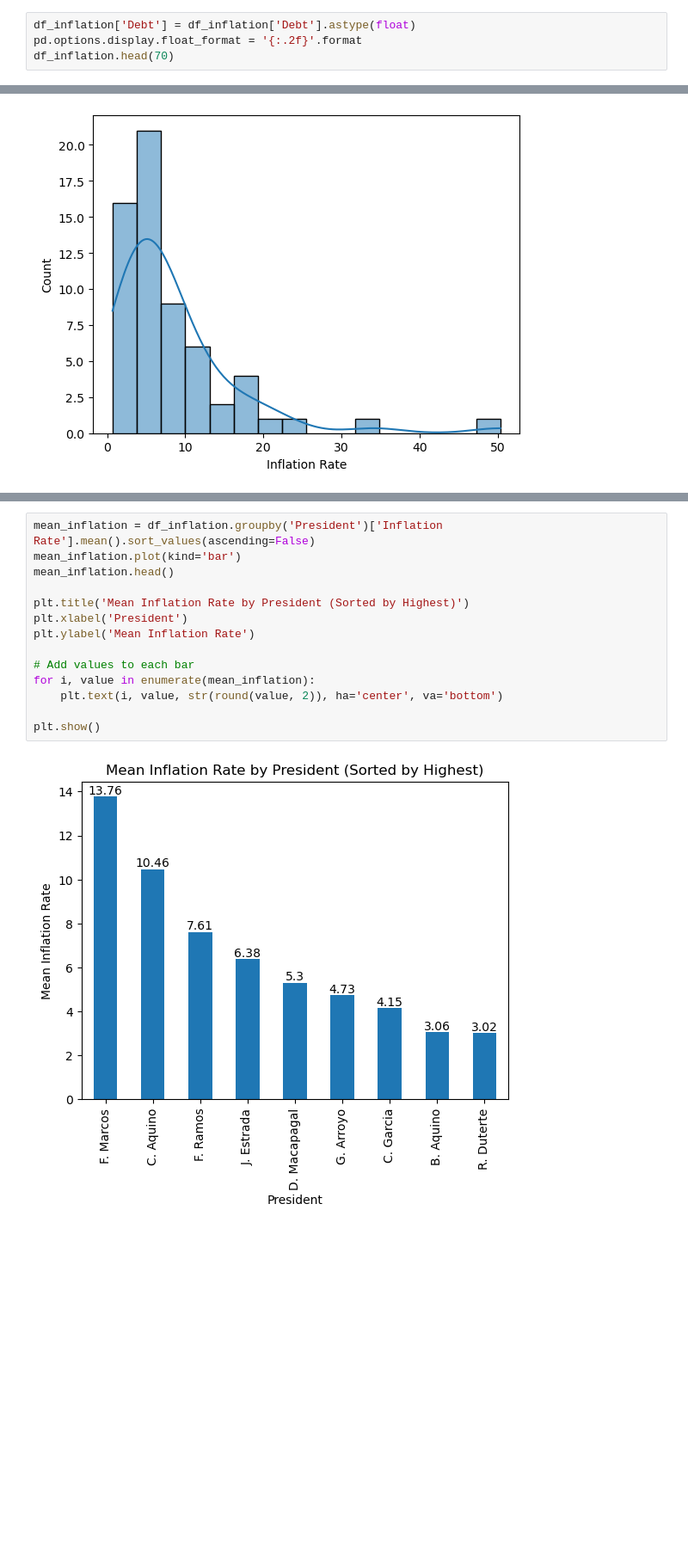
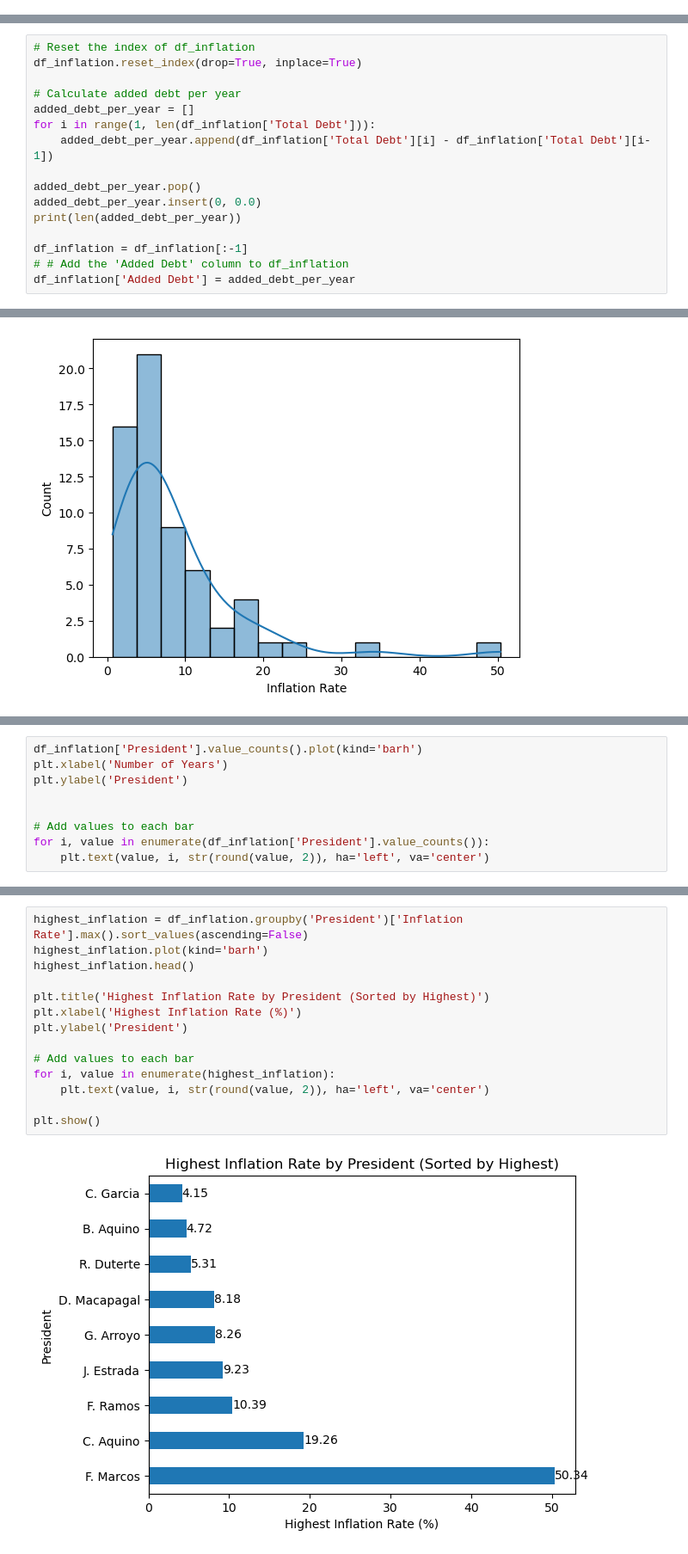
Before and after one commit to Giyanellow/Time-Series-Analysis-on-Philippine-Debt-and-Inflation, a Jupyter notebook: CAPSTONE PROJECT.ipynb, the cells around one changed output, grey strips where cells are left out. Shown at 86% size. Cells and saved outputs as stored; diff of their text form; blank space fills up the shorter version.

```diff
--- a/CAPSTONE PROJECT.ipynb
+++ b/CAPSTONE PROJECT.ipynb
@@ -182,4 +182,0 @@ df_inflation.head(70)
-# %%
-df_inflation['Debt'] = df_inflation['Debt'].astype(float)
-pd.options.display.float_format = '{:.2f}'.format
-df_inflation.head(70)
@@ -226,0 +215,16 @@ df_inflation.head(70)
+# %%
+# Reset the index of df_inflation
+df_inflation.reset_index(drop=True, inplace=True)
+
+# Calculate added debt per year
+added_debt_per_year = []
+for i in range(1, len(df_inflation['Total Debt'])):
+    added_debt_per_year.append(df_inflation['Total Debt'][i] - df_inflation['Total Debt'][i-1])
+
+added_debt_per_year.pop()
+added_debt_per_year.insert(0, 0.0)
+print(len(added_debt_per_year))
+
+df_inflation = df_inflation[:-1]
+# # Add the 'Added Debt' column to df_inflation
+df_inflation['Added Debt'] = added_debt_per_year
@@ -289,0 +363,9 @@ AttributeError: module 'matplotlib.pyplot' has no attribute 'xtitle'
+# %%
+df_inflation['President'].value_counts().plot(kind='barh')
+plt.xlabel('Number of Years')
+plt.ylabel('President')
+
+
+# Add values to each bar
+for i, value in enumerate(df_inflation['President'].value_counts()):
+    plt.text(value, i, str(round(value, 2)), ha='left', va='center')
@@ -290,17 +374,17 @@ AttributeError: module 'matplotlib.pyplot' has no attribute 'xtitle'
 # %%
-mean_inflation = df_inflation.groupby('President')['Inflation Rate'].mean().sort_values(ascending=False)
-mean_inflation.plot(kind='bar')
-mean_inflation.head()
+highest_inflation = df_inflation.groupby('President')['Inflation Rate'].max().sort_values(ascending=False)
+highest_inflation.plot(kind='barh')
+highest_inflation.head()
 
-plt.title('Mean Inflation Rate by President (Sorted by Highest)')
-plt.xlabel('President')
-plt.ylabel('Mean Inflation Rate')
+plt.title('Highest Inflation Rate by President (Sorted by Highest)')
+plt.xlabel('Highest Inflation Rate (%)')
+plt.ylabel('President')
 
 # Add values to each bar
-for i, value in enumerate(mean_inflation):
-    plt.text(i, value, str(round(value, 2)), ha='center', va='bottom')
+for i, value in enumerate(highest_inflation):
+    plt.text(value, i, str(round(value, 2)), ha='left', va='center')
 
 plt.show()
 # %% [output]
-[figure, old version]
+[figure, new version]
 # %%
```
Also changed, not shown: parts of 42 cells of this notebook, 6 other files.
